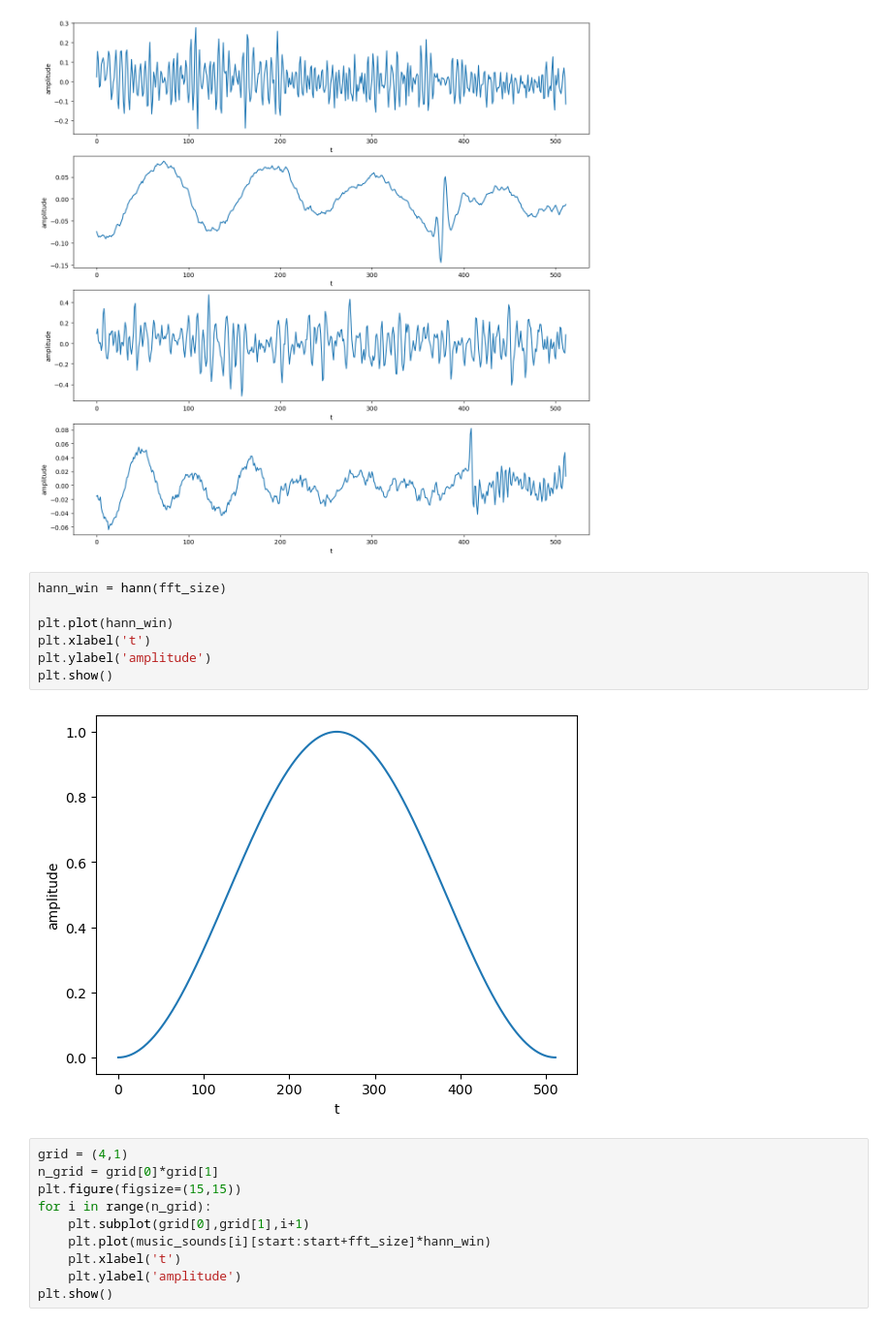
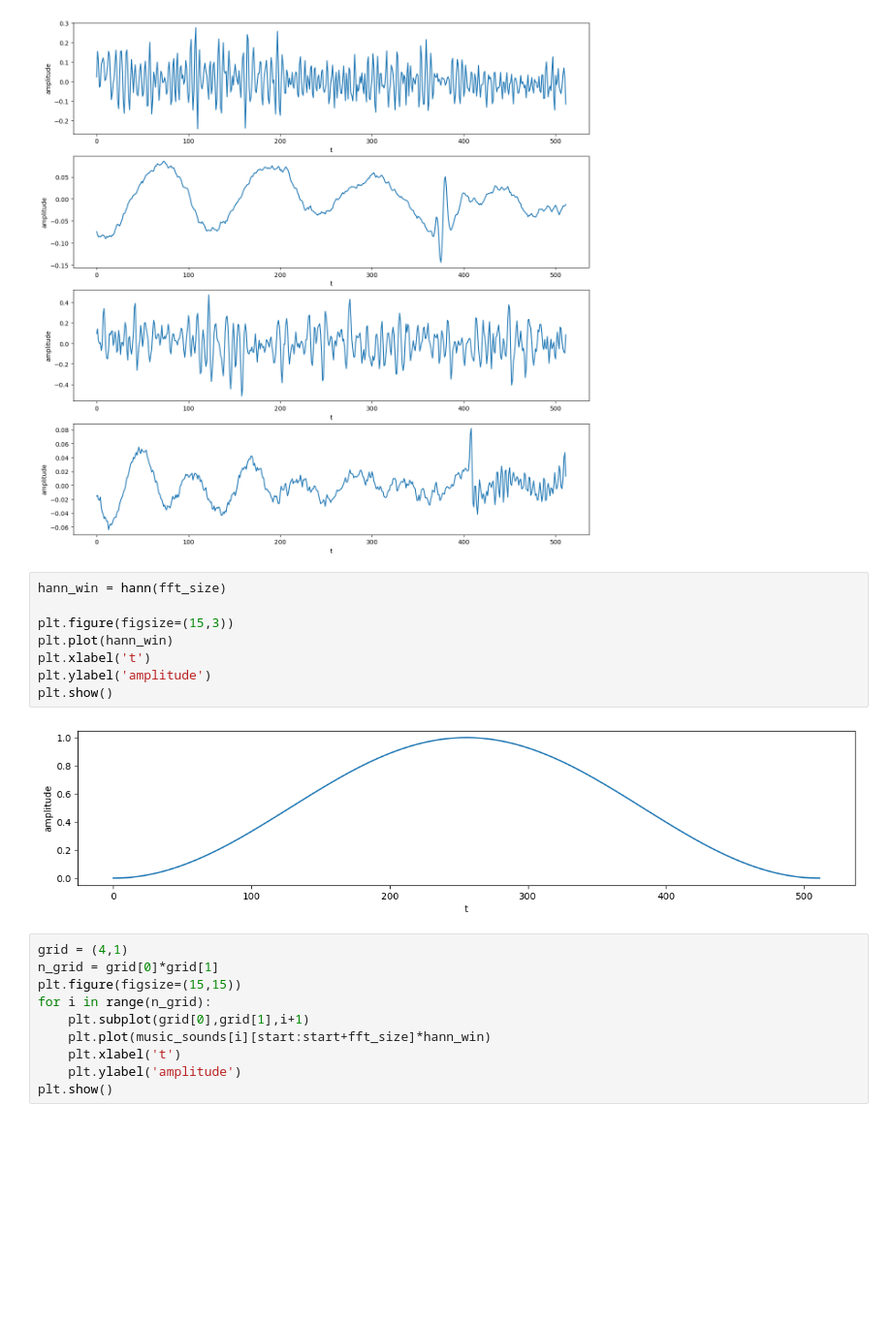
Before and after one commit to jkcas22/music_speech, a Jupyter notebook: RNN_data.ipynb, the cells around one changed output. Shown at 97% size. Cells and saved outputs as stored; diff of their text form; blank space fills up the shorter version.

```diff
--- a/RNN_data.ipynb
+++ b/RNN_data.ipynb
@@ -120,12 +117,13 @@ plt.show()
 # %%
 hann_win = hann(fft_size)
 
+plt.figure(figsize=(15,3))
 plt.plot(hann_win)
 plt.xlabel('t')
 plt.ylabel('amplitude')
 plt.show()
 # %% [output]
-[figure, old version]
+[figure, new version]
 # %%
 grid = (4,1)
 n_grid = grid[0]*grid[1]
```
Also changed, not shown: parts of 13 cells of this notebook.
